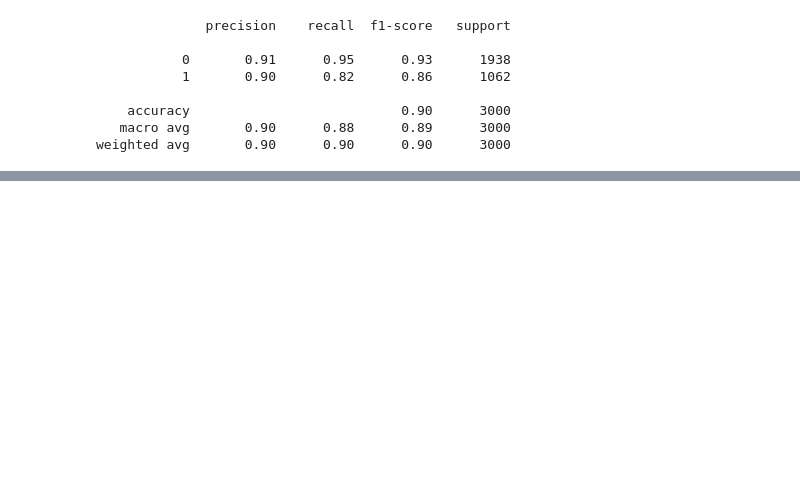
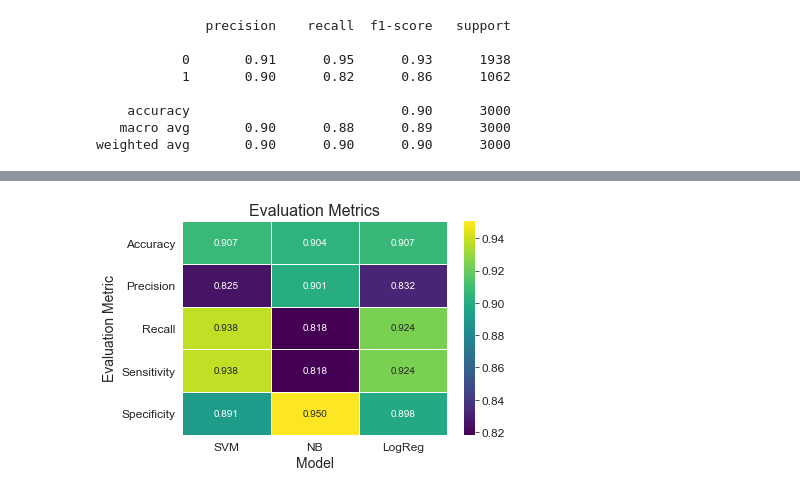
Before and after one commit to HNStaggs/Clinical-Trial-Gender-Gaps, a Jupyter notebook: DataProcessing.ipynb, the cells around one changed output, grey strips where cells are left out. Cells and saved outputs as stored; diff of their text form; code cells hidden in the pictures; blank space fills up the shorter version.

```diff
--- a/DataProcessing.ipynb
+++ b/DataProcessing.ipynb
@@ -1039,0 +1151,9 @@ weighted avg       0.90      0.90      0.90      3000
+# %%
+results_df = pd.DataFrame({
+    'Evaluation Metric': ['Accuracy', 'Precision', 'Recall', 'Sensitivity', 'Specificity'],
+    'SVM': [svm_accuracy, svm_precision, svm_recall, svm_sensitivity, svm_specificity],
+    'NB': [nb_accuracy, nb_precision, nb_recall, nb_sensitivity, nb_specificity],
+    'LogReg': [logreg_accuracy, logreg_precision, logreg_recall, logreg_sensitivity, logreg_specificity]
+})
+
+print(tabulate(results_df, headers='keys', tablefmt='grid'))
@@ -1039,0 +1174,14 @@ weighted avg       0.90      0.90      0.90      3000
+# %%
+# Results Heatmap
+
+sns.heatmap(results_df.set_index('Evaluation Metric'), annot=True, cmap='viridis', fmt=".3f", linewidths=.5)
+plt.title('Evaluation Metrics')
+plt.xlabel('Model')
+plt.ylabel('Evaluation Metric')
+
+plt.xticks(rotation=0)
+plt.yticks(rotation=0)
+plt.tight_layout()
+plt.show()
+# %% [output]
+[figure, added]
```
Also changed, not shown: parts of 22 cells of this notebook.
